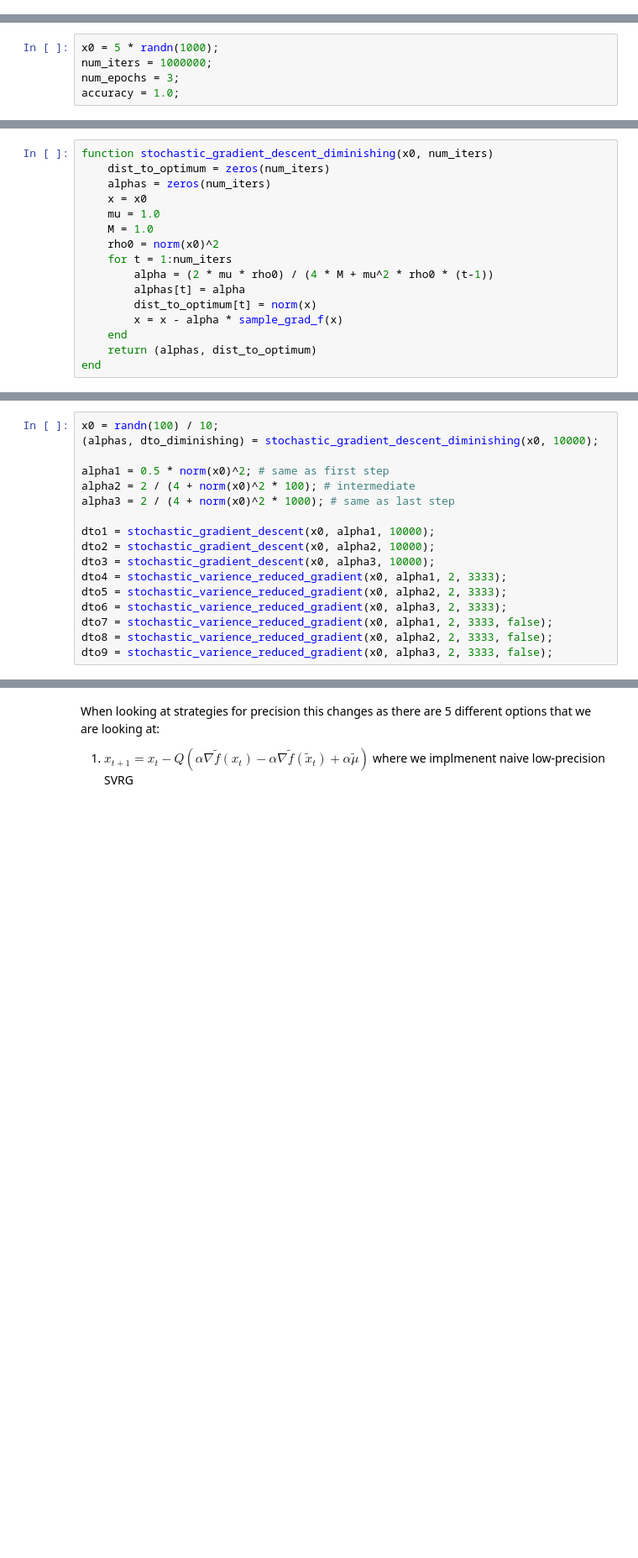
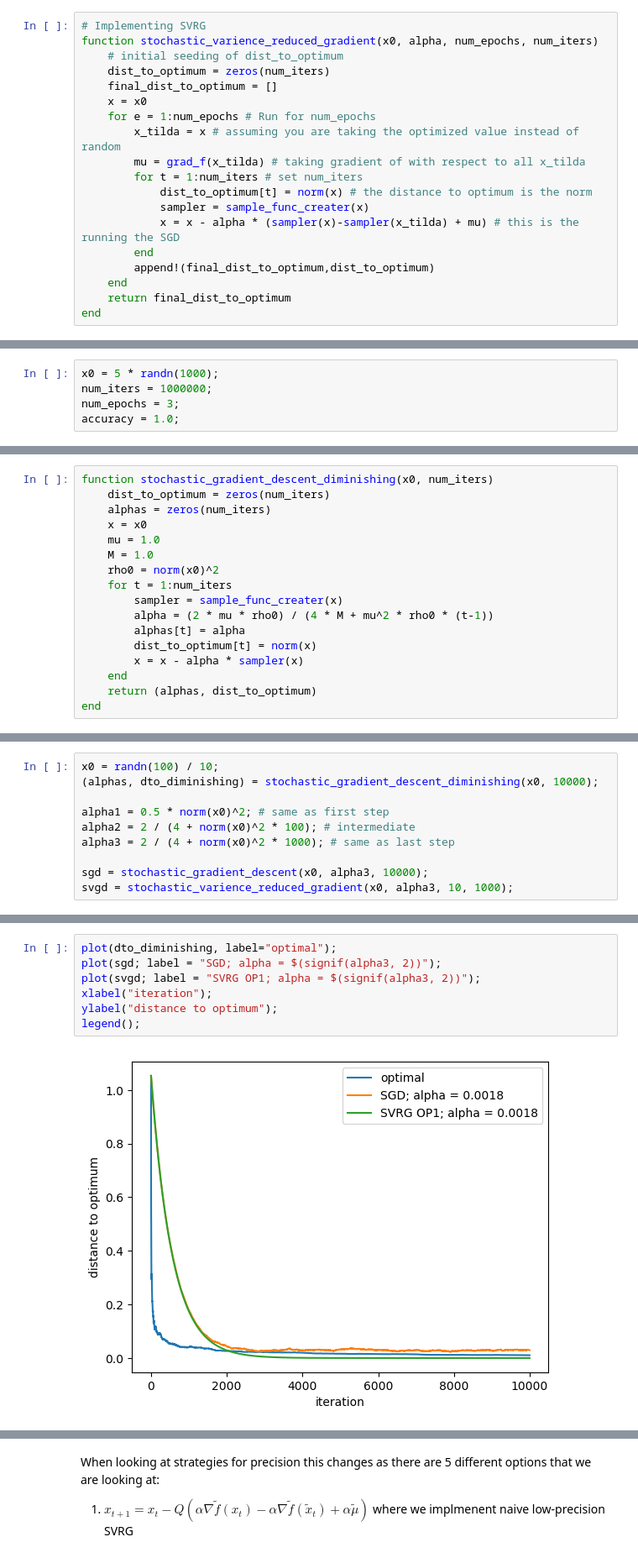
Before and after one commit to ifilonenko/sgd-vr-precision, a Jupyter notebook: experiments/sgd-optimized.ipynb, the cells around one changed output, grey strips where cells are left out. Shown at 84% size. Saved outputs shown, nothing was run; the diff lists cells and outputs as text; blank space fills up the shorter version.

```diff
--- a/experiments/sgd-optimized.ipynb
+++ b/experiments/sgd-optimized.ipynb
@@ -110,0 +74,19 @@ stochastic_varience_reduced_gradient_until (generic function with 3 methods)
+# %%
+# Implementing SVRG
+function stochastic_varience_reduced_gradient(x0, alpha, num_epochs, num_iters)
+    # initial seeding of dist_to_optimum
+    dist_to_optimum = zeros(num_iters)
+    final_dist_to_optimum = []
+    x = x0
+    for e = 1:num_epochs # Run for num_epochs
+        x_tilda = x # assuming you are taking the optimized value instead of random
+        mu = grad_f(x_tilda) # taking gradient of with respect to all x_tilda
+        for t = 1:num_iters # set num_iters
+            dist_to_optimum[t] = norm(x) # the distance to optimum is the norm
+            sampler = sample_func_creater(x)
+            x = x - alpha * (sampler(x)-sampler(x_tilda) + mu) # this is the running the SGD
+        end
+        append!(final_dist_to_optimum,dist_to_optimum)
+    end
+    return final_dist_to_optimum
+end
@@ -127,10 +106,11 @@ function stochastic_gradient_descent_diminishing(x0, num_iters)
     M = 1.0
     rho0 = norm(x0)^2
     for t = 1:num_iters
+        sampler = sample_func_creater(x)
         alpha = (2 * mu * rho0) / (4 * M + mu^2 * rho0 * (t-1))
         alphas[t] = alpha
         dist_to_optimum[t] = norm(x)
-        x = x - alpha * sample_grad_f(x)
+        x = x - alpha * sampler(x)
     end
     return (alphas, dist_to_optimum)
 end
@@ -145,12 +124,5 @@ alpha1 = 0.5 * norm(x0)^2; # same as first step
 alpha2 = 2 / (4 + norm(x0)^2 * 100); # intermediate
 alpha3 = 2 / (4 + norm(x0)^2 * 1000); # same as last step
 
-dto1 = stochastic_gradient_descent(x0, alpha1, 10000);
-dto2 = stochastic_gradient_descent(x0, alpha2, 10000);
-dto3 = stochastic_gradient_descent(x0, alpha3, 10000);
-dto4 = stochastic_varience_reduced_gradient(x0, alpha1, 2, 3333);
-dto5 = stochastic_varience_reduced_gradient(x0, alpha2, 2, 3333);
-dto6 = stochastic_varience_reduced_gradient(x0, alpha3, 2, 3333);
-dto7 = stochastic_varience_reduced_gradient(x0, alpha1, 2, 3333, false);
-dto8 = stochastic_varience_reduced_gradient(x0, alpha2, 2, 3333, false);
-dto9 = stochastic_varience_reduced_gradient(x0, alpha3, 2, 3333, false);
+sgd = stochastic_gradient_descent(x0, alpha3, 10000);
+svgd = stochastic_varience_reduced_gradient(x0, alpha3, 10, 1000);
@@ -172,0 +129,9 @@ legend();
+# %%
+plot(dto_diminishing, label="optimal");
+plot(sgd; label = "SGD; alpha = $(signif(alpha3, 2))");
+plot(svgd; label = "SVRG OP1; alpha = $(signif(alpha3, 2))");
+xlabel("iteration");
+ylabel("distance to optimum");
+legend();
+# %% [output]
+[figure, added]
```
Also changed, not shown: parts of 49 cells of this notebook, 6 other files.
